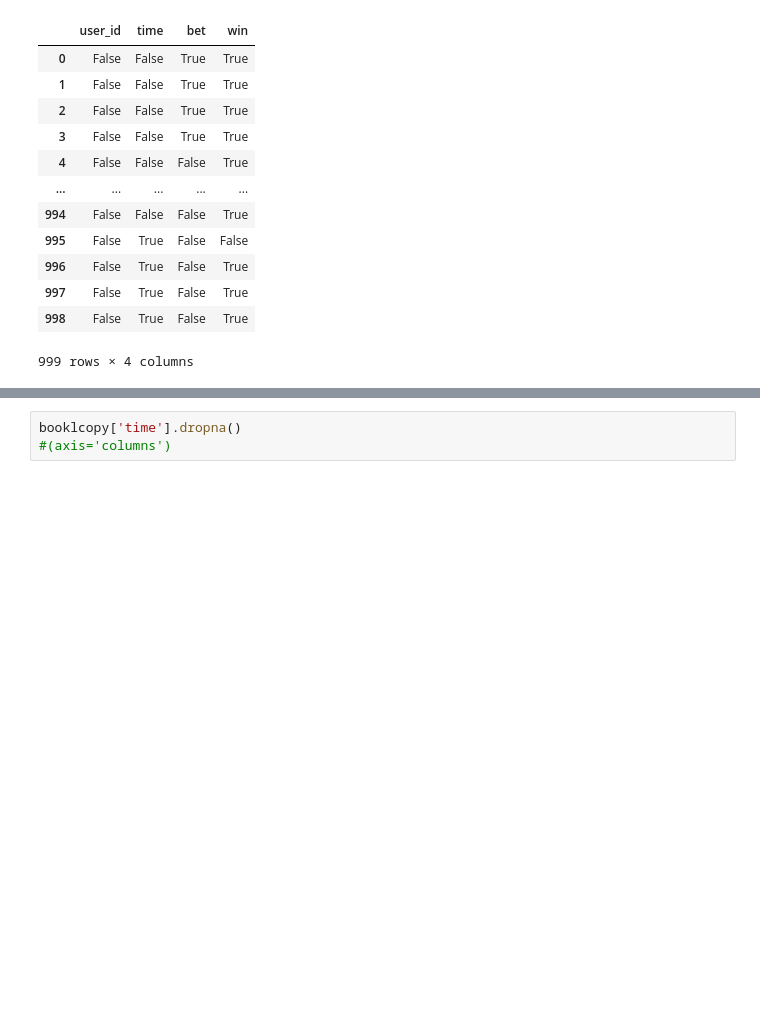
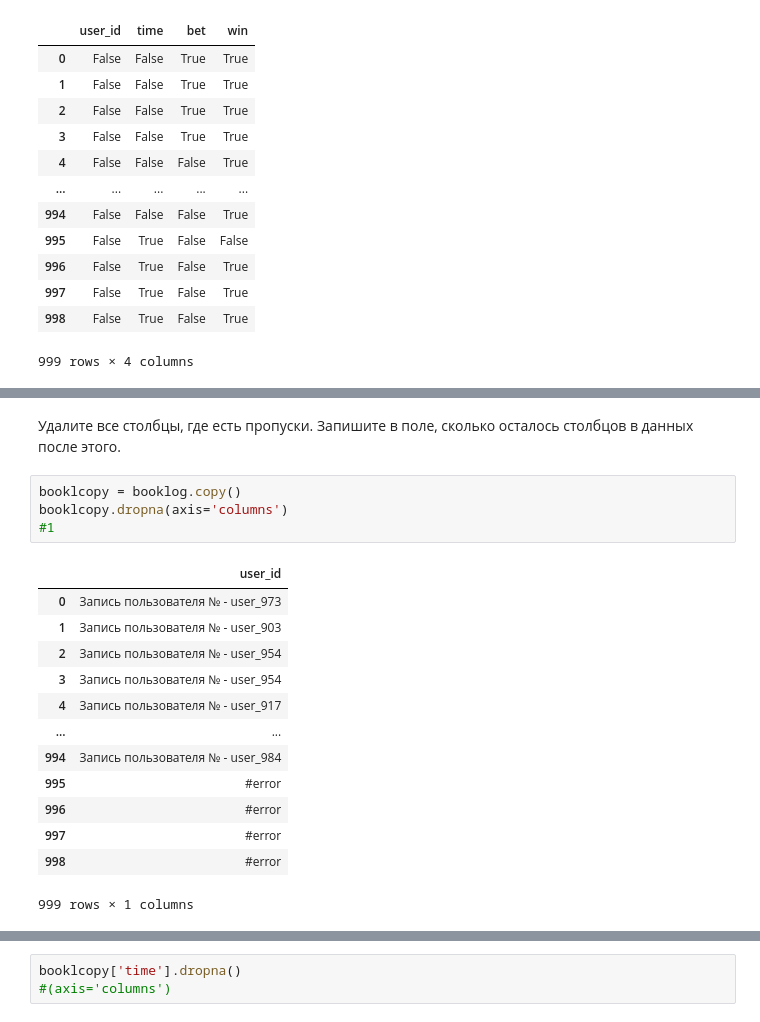
Before and after one commit to tempcat07/U3_ML_0, a Jupyter notebook: bookmake.ipynb, the cells around one changed output, grey strips where cells are left out. Saved outputs shown, nothing was run; the diff lists cells and outputs as text; blank space fills up the shorter version.

```diff
--- a/bookmake.ipynb
+++ b/bookmake.ipynb
@@ -131,0 +145,20 @@ booklcopy
+# %% [markdown]
+Удалите все столбцы, где есть пропуски. Запишите в поле, сколько осталось столбцов в данных после этого.
+# %%
+booklcopy = booklog.copy()
+booklcopy.dropna(axis='columns')
+#1
+# %% [output]
+|  | user_id |
+| 0 | Запись пользователя № - user_973 |
+| 1 | Запись пользователя № - user_903 |
+| 2 | Запись пользователя № - user_954 |
+| 3 | Запись пользователя № - user_954 |
+| 4 | Запись пользователя № - user_917 |
+| ... | ... |
+| 994 | Запись пользователя № - user_984 |
+| 995 | #error |
+| 996 | #error |
+| 997 | #error |
+| 998 | #error |
+999 rows × 1 columns
```
Also changed, not shown: parts of 29 cells of this notebook.
